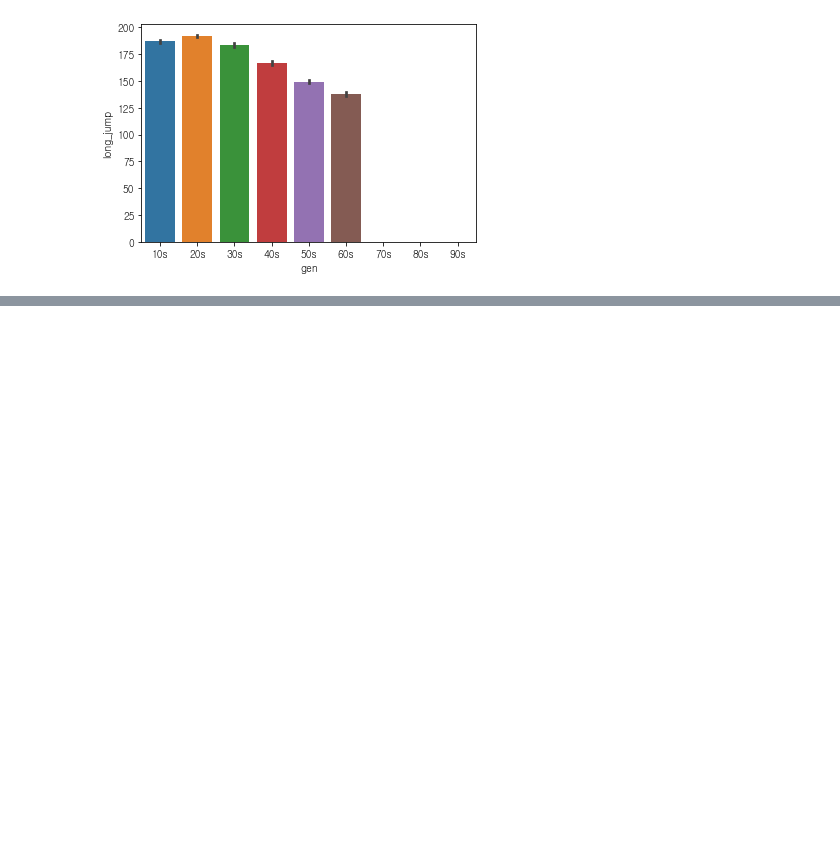
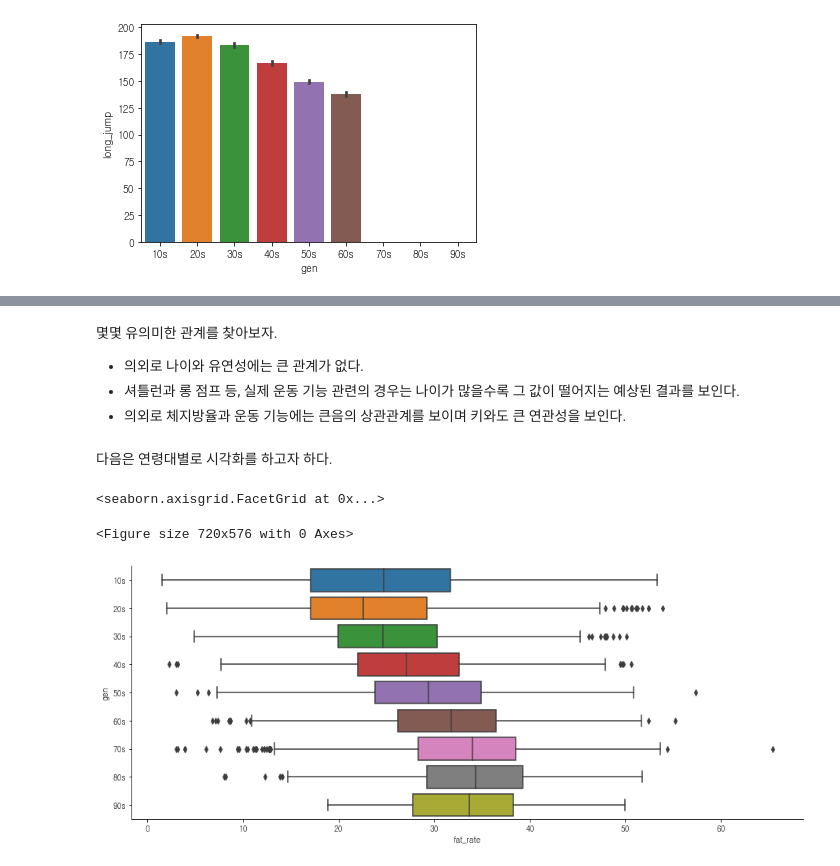
Before and after one commit to SeongwonTak/Data_projects, a Jupyter notebook: Physical_fitness_project/Physical_fitness_project.ipynb, the cells around one changed output, grey strips where cells are left out. Cells and saved outputs as stored; diff of their text form; code cells hidden in the pictures; blank space fills up the shorter version.

```diff
--- a/Physical_fitness_project/Physical_fitness_project.ipynb
+++ b/Physical_fitness_project/Physical_fitness_project.ipynb
@@ -770,0 +891,16 @@ sns.barplot(x = 'gen', y = 'long_jump', data = non_handi_data,
+# %% [markdown]
+몇몇 유의미한 관계를 찾아보자.
+- 의외로 나이와 유연성에는 큰 관계가 없다.
+- 셔틀런과 롱 점프 등, 실제 운동 기능 관련의 경우는 나이가 많을수록 그 값이 떨어지는 예상된 결과를 보인다.
+- 의외로 체지방율과 운동 기능에는 큰음의 상관관계를 보이며 키와도 큰 연관성을 보인다.
+# %% [markdown]
+다음은 연령대별로 시각화를 하고자 하다.
+# %%
+# catplot을 활용한 연령대별 fat_rate 확인
+plt.figure(figsize = (10, 8))
+sns.catplot(x = 'fat_rate', y ='gen', data = non_handi_data,
+            kind = 'box', order = sorted(non_handi_data.gen.unique()),aspect = 2.5)
+# %% [output]
+<seaborn.axisgrid.FacetGrid at 0x...>
+<Figure size 720x576 with 0 Axes>
+[figure, added]
```
Also changed, not shown: parts of 66 cells of this notebook.
